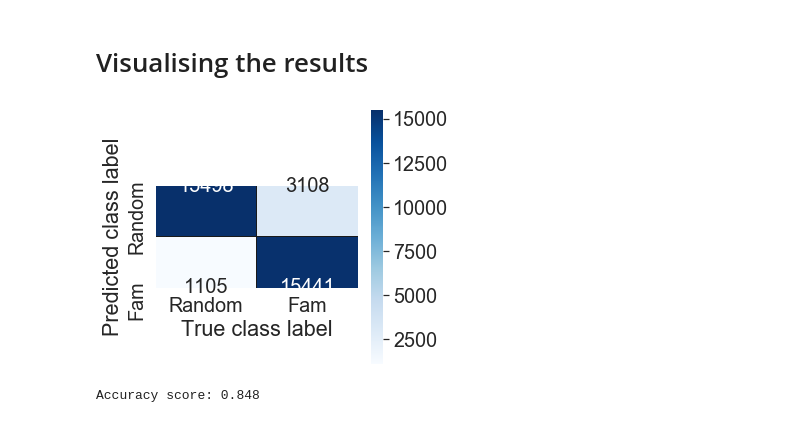
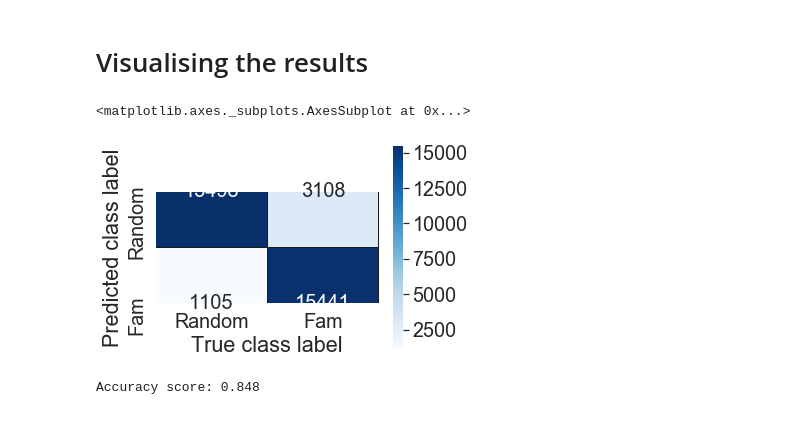
Before and after one commit to ISMB-ECCB-2019-Tutorial-AM4/reproducible-computational-workflows, a Jupyter notebook: 6-projects/scop-class-prediction/scop-class-prediction.ipynb, the cells around one changed output. Drawn from its saved outputs; the diff is of its cells as text; code cells hidden in the pictures.

```diff
--- a/6-projects/scop-class-prediction/scop-class-prediction.ipynb
+++ b/6-projects/scop-class-prediction/scop-class-prediction.ipynb
@@ -23,7 +23,7 @@ from sklearn.preprocessing import MinMaxScaler
 
 import plotting
 
-sns.set(context='notebook', style='white', font_scale=1.8)
+#sns.set(context='notebook', style='white', font_scale=1.8)
 # %%
 %matplotlib inline
 # %% [markdown]
@@ -148,13 +148,14 @@ Accuracy score: 0.880
 # %%
 predicted = rf.predict(X_test)
 test_probs = rf.predict_proba(X_test)[:,1]
 
 fig, ax = plt.subplots(figsize=(5,5))
 plotting.draw_confusion_matrix(y_test, predicted, class_labels={0: 'Random', 1: 'Fam'}, ax=ax)
-fig.tight_layout()
+#fig.tight_layout()
 #fig.savefig('rf_confusion_matrix.png', dpi=300)
 # %% [output]
+<matplotlib.axes._subplots.AxesSubplot at 0x...>
-[figure, old version]
+[figure, new version]
 # %%
 logistic = LogisticRegression(C=1e5, random_state=42)
 logistic.fit(X_train, y_train)
```
Also changed, not shown: 1 other file.
